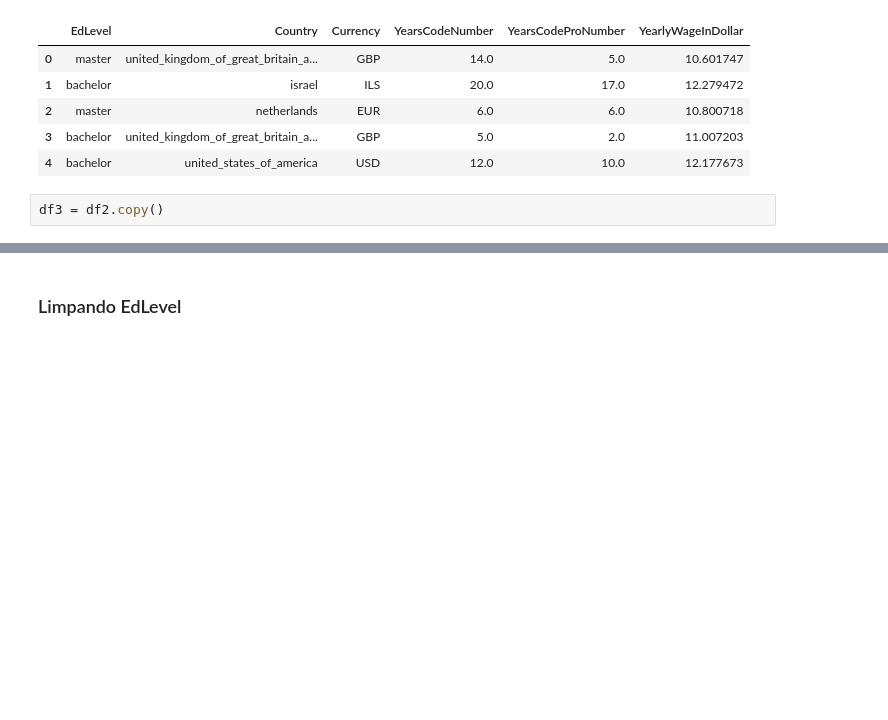
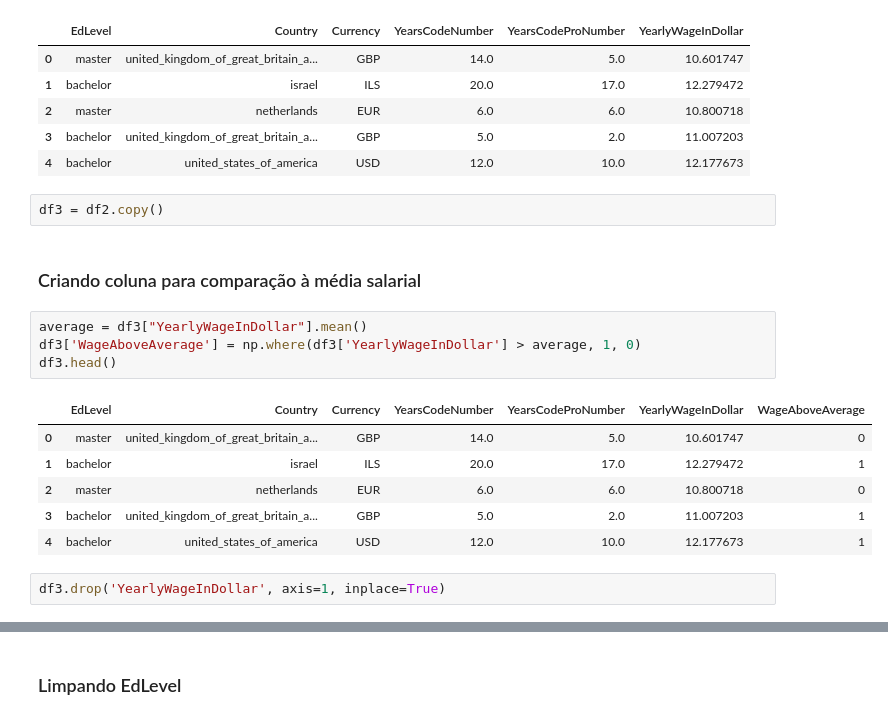
Before and after one commit to mihmilicio/data-science, a Jupyter notebook: normalizacao/conversao_categorias.ipynb, the cells around one changed output, grey strips where cells are left out. Saved outputs shown, nothing was run; the diff lists cells and outputs as text; blank space fills up the shorter version.

Commit message:
altera coluna para predição

```diff
--- a/normalizacao/conversao_categorias.ipynb
+++ b/normalizacao/conversao_categorias.ipynb
@@ -52,3 +52,18 @@ df2.head()
 | 4 | bachelor | united_states_of_america | USD | 12.0 | 10.0 | 12.177673 |
 # %%
 df3 = df2.copy()
+# %% [markdown]
+### Criando coluna para comparação à média salarial
+# %%
+average = df3["YearlyWageInDollar"].mean()
+df3['WageAboveAverage'] = np.where(df3['YearlyWageInDollar'] > average, 1, 0)
+df3.head()
+# %% [output]
+|  | EdLevel | Country | Currency | YearsCodeNumber | YearsCodeProNumber | YearlyWageInDollar | WageAboveAverage |
+| 0 | master | united_kingdom_of_great_britain_a... | GBP | 14.0 | 5.0 | 10.601747 | 0 |
+| 1 | bachelor | israel | ILS | 20.0 | 17.0 | 12.279472 | 1 |
+| 2 | master | netherlands | EUR | 6.0 | 6.0 | 10.800718 | 0 |
+| 3 | bachelor | united_kingdom_of_great_britain_a... | GBP | 5.0 | 2.0 | 11.007203 | 1 |
+| 4 | bachelor | united_states_of_america | USD | 12.0 | 10.0 | 12.177673 | 1 |
+# %%
+df3.drop('YearlyWageInDollar', axis=1, inplace=True)
```
Also changed, not shown: parts of 2 cells of this notebook, 1 other file.
